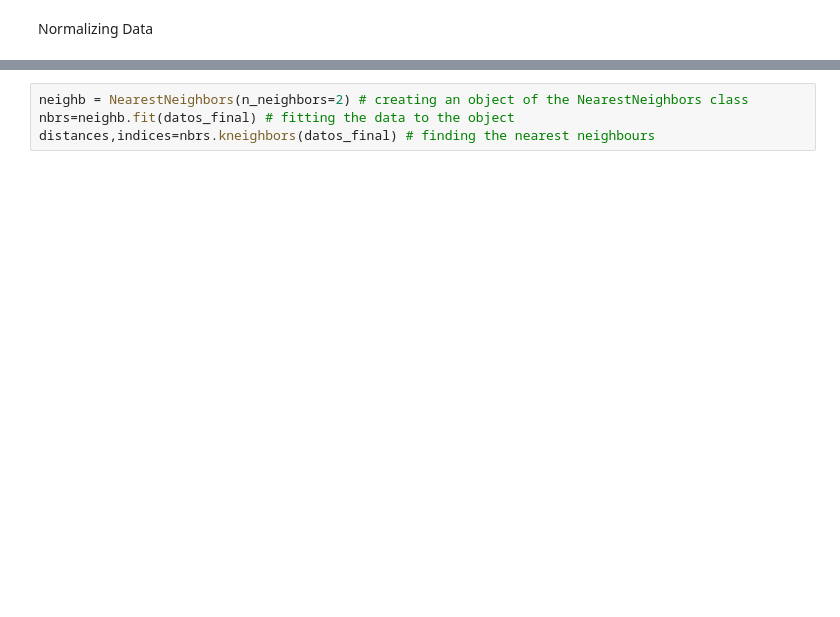
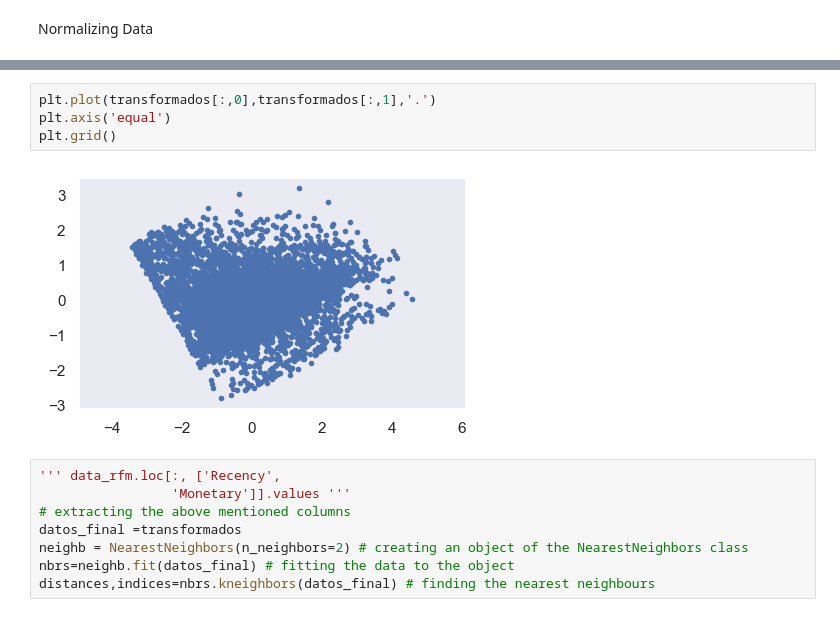
Before and after one commit to AlbertAcevedo/proyecto-final-IS, a Jupyter notebook: dbscan.ipynb, the cells around one changed output, grey strips where cells are left out. Drawn from its saved outputs; the diff is of its cells as text; blank space fills up the shorter version.

```diff
--- a/dbscan.ipynb
+++ b/dbscan.ipynb
@@ -67,4 +119,14 @@ datos_final = data_rfm.loc[:, ['Recency',
+# %%
+plt.plot(transformados[:,0],transformados[:,1],'.')
+plt.axis('equal')
+plt.grid()
+# %% [output]
+[figure, added]
 # %%
+''' data_rfm.loc[:, ['Recency',
+                 'Monetary']].values '''
+# extracting the above mentioned columns
+datos_final =transformados
 neighb = NearestNeighbors(n_neighbors=2) # creating an object of the NearestNeighbors class
 nbrs=neighb.fit(datos_final) # fitting the data to the object
 distances,indices=nbrs.kneighbors(datos_final) # finding the nearest neighbours
```
Also changed, not shown: parts of 15 cells of this notebook.
